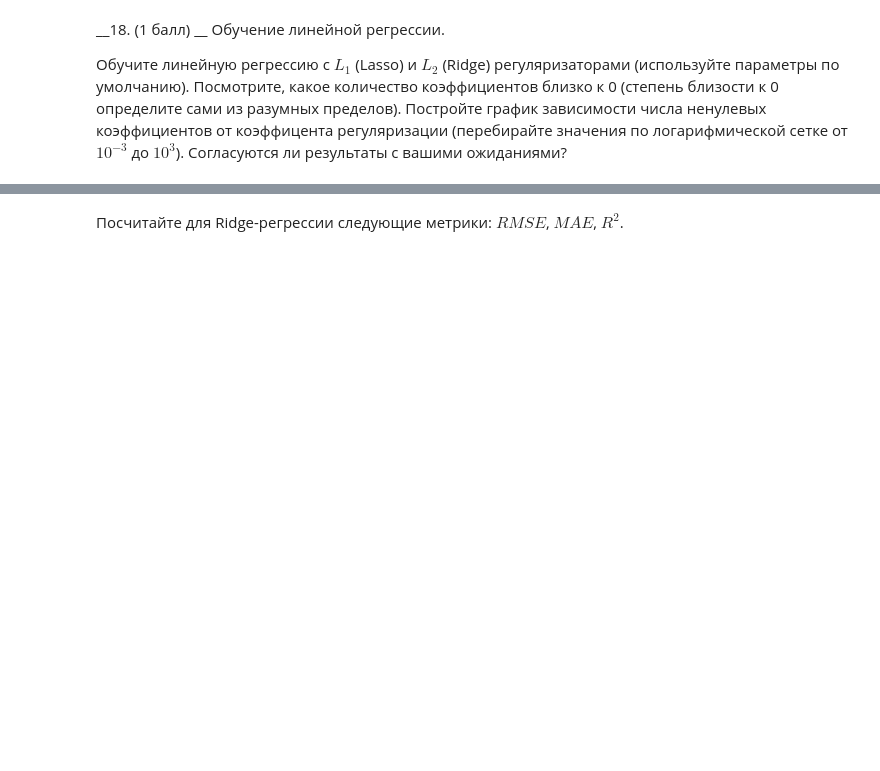
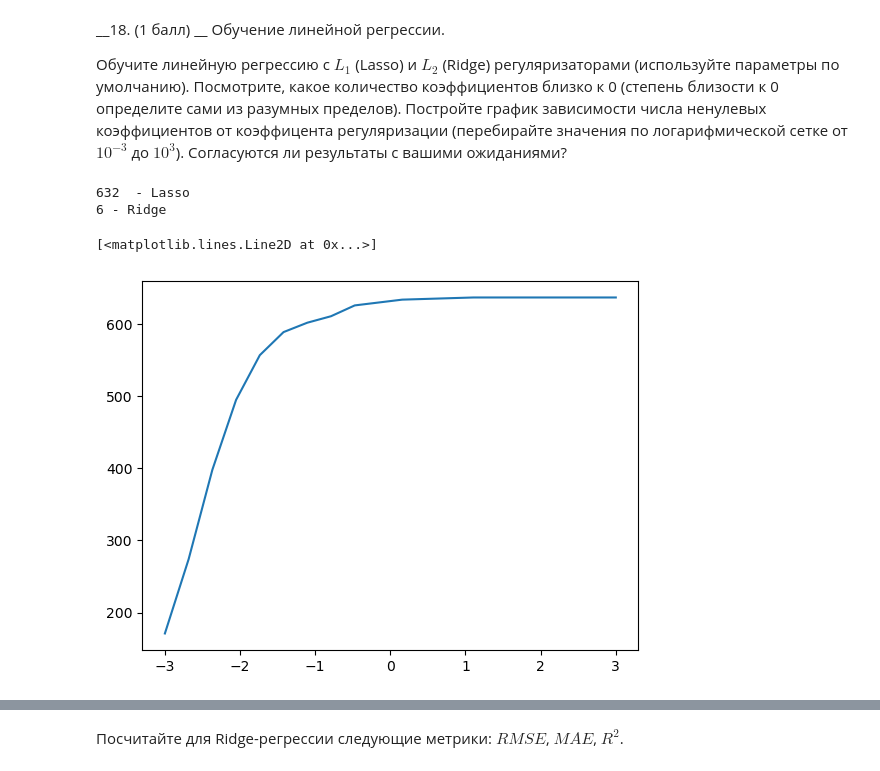
Before and after one commit to maksosKulikov/MachineLearning2023, a Jupyter notebook: homework2/homework-practice-02-linregr.ipynb, the cells around one changed output, grey strips where cells are left out. Saved outputs shown, nothing was run; the diff lists cells and outputs as text; code cells hidden in the pictures; blank space fills up the shorter version.

```diff
--- a/homework2/homework-practice-02-linregr.ipynb
+++ b/homework2/homework-practice-02-linregr.ipynb
@@ -750,3 +802,41 @@ __18. (1 балл) __ Обучение линейной регрессии.
 
 
 Обучите линейную регрессию с $L_1$ (Lasso) и $L_2$ (Ridge) регуляризаторами (используйте параметры по умолчанию). Посмотрите, какое количество коэффициентов близко к 0 (степень близости к 0 определите сами из разумных пределов). Постройте график зависимости числа ненулевых коэффициентов от коэффицента регуляризации (перебирайте значения по логарифмической сетке от $10^{-3}$ до $10^3$). Согласуются ли результаты с вашими ожиданиями?
+# %%
+eps = 10 ** -5
+# %%
+model_l = lm.Lasso()
+model_r = lm.Ridge()
+
+
+model_l = model_l.fit(X_train, y_train)
+model_r = model_r.fit(X_train, y_train)
+
+
+print((abs(model_l.coef_) < eps).sum(), " - Lasso")
+print((abs(model_r.coef_) < eps).sum(), "- Ridge")
+# %% [output]
+632  - Lasso
+6 - Ridge
+# %%
+alphas = 10 ** np.linspace(-3, 3, 20)
+
+y_l = []
+y_r = []
+
+for alpha in alphas:
+    model_l = lm.Lasso(alpha)
+    model_r = lm.Ridge(alpha)
+
+
+    model_l = model_l.fit(X_train, y_train)
+    model_r = model_r.fit(X_train, y_train)
+
+
+    y_l.append((abs(model_l.coef_) < eps).sum())
+    y_r.append((abs(model_r.coef_) < eps).sum())
+# %%
+plt.plot(np.log10(alphas), y_l)
+# %% [output]
+[<matplotlib.lines.Line2D at 0x...>]
+[figure, added]
```
Also changed, not shown: parts of 33 cells of this notebook.
